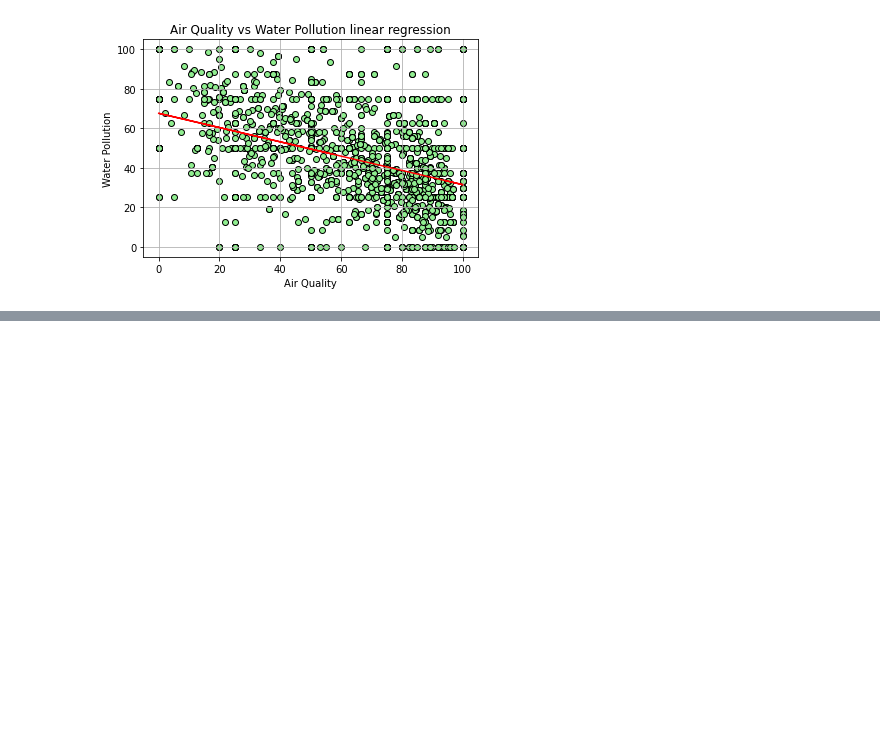
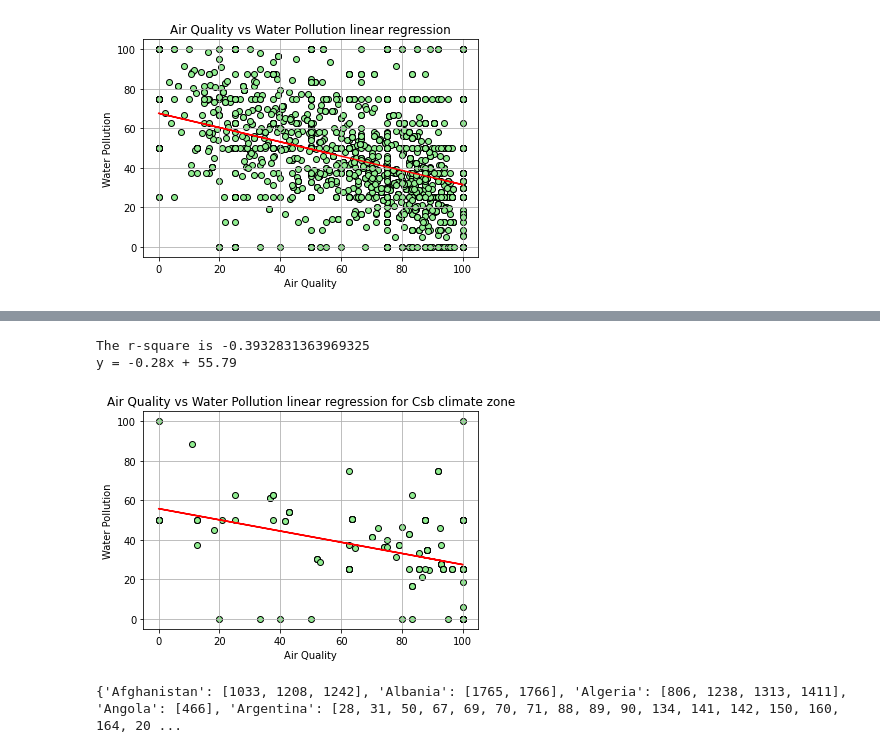
Before and after one commit to luonri11/project-1-repo, a Jupyter notebook: AirWaterComparison.ipynb, the cells around one changed output, grey strips where cells are left out. Cells and saved outputs as stored; diff of their text form; code cells hidden in the pictures; blank space fills up the shorter version.

```diff
--- a/AirWaterComparison.ipynb
+++ b/AirWaterComparison.ipynb
@@ -95,0 +177,5 @@ y = -0.36x + 67.61
+# %%
+# Csb climate zone
+
+Csb_airwater_data_df = airwater_data_df[airwater_data_df["climate"] == "Csb"]
+Csb_airwater_data_df
@@ -95,0 +196,28 @@ y = -0.36x + 67.61
+# %%
+#Chart plotting
+x_values = Csb_airwater_data_df[" \"AirQuality\""]
+y_values = Csb_airwater_data_df[" \"WaterPollution\""]
+
+regEQplotX = -25
+regEQplotY = 40
+
+y_label = "Water Pollution"
+plt.title(f'Air Quality vs Water Pollution linear regression for Csb climate zone')
+linearRegression(x_values,y_values,regEQplotX,regEQplotY,y_label)
+plt.savefig(f'./Water_Air_Data/Air Quality vs Water Pollution Linear Regression for Csb climate zone.png')
+plt.show()
+
+#There is correlation between air quality and water pollution for the Csb region.
+#For EF there was no correlation probably because the data set was too small
+# %% [output]
+The r-square is -0.3932831363969325
+y = -0.28x + 55.79
+[figure, added]
+# %%
+# using groupby function # with one key
+
+
+bycountry_air_df = airwater_data_df.groupby("country")
+bycountry_air_df.groups
+# %% [output]
+{'Afghanistan': [1033, 1208, 1242], 'Albania': [1765, 1766], 'Algeria': [806, 1238, 1313, 1411], 'Angola': [466], 'Argentina': [28, 31, 50, 67, 69, 70, 71, 88, 89, 90, 134, 141, 142, 150, 160, 164, 20 ...
```
Also changed, not shown: parts of 8 cells of this notebook, 4 other files.
